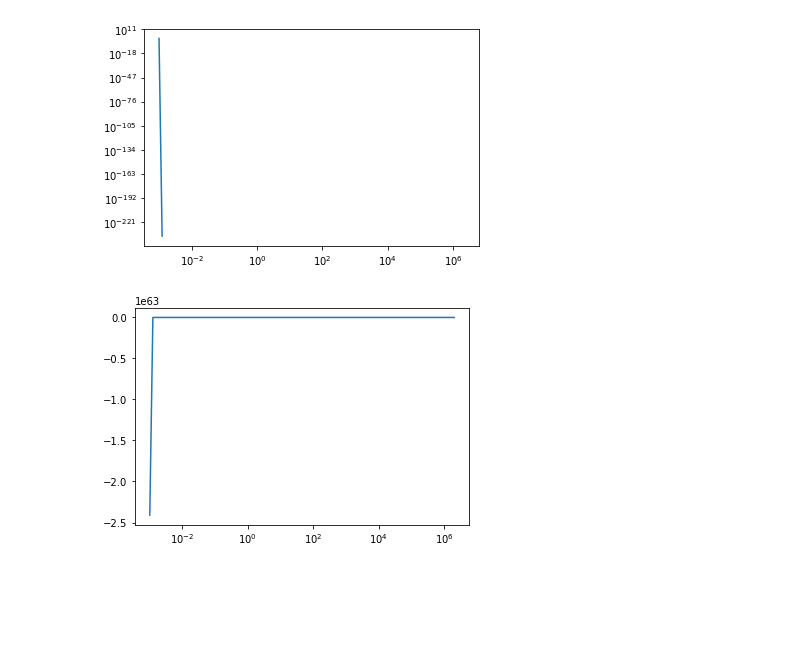
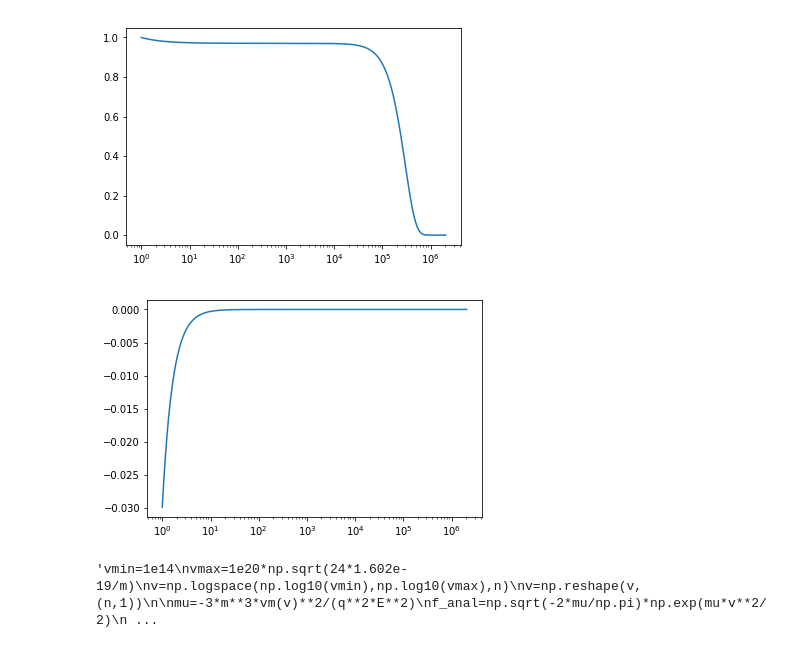
Before and after one commit to vinitX/ML_Scattering, a Jupyter notebook: runge.ipynb, the cells around one changed output. Drawn from its saved outputs; the diff is of its cells as text; code cells hidden in the pictures; blank space fills up the shorter version.

```diff
--- a/runge.ipynb
+++ b/runge.ipynb
@@ -4,17 +4,17 @@ import matplotlib.pyplot as plt
 # %%
 n0=1
 k=1.381e-23
-T0=0
+T0=2930
 m0=4*1.66054e-27
 m=9.11e-31
-E=1e-21*n0
+E=0#1e-21*n0
 q=1.602e-19
 # %%
-n=100
+n=1000
 B=np.zeros((n,1))
 A=np.zeros((n,n))
 
-vmin=1e-3
+vmin=1
 vmax=1*np.sqrt(24*1.602e-19/m)
 v=np.logspace(np.log10(vmin),np.log10(vmax),n)
 v=np.reshape(v,(n,1))
@@ -26,9 +26,8 @@ def vm(v):
 def dvm(v):
     return 0
 # %%
-#they are wrong
 def a(v):
-    return k*T0*vm(v)/m0 + q**2*E**2/(3*vm(v))
+    return q**2*E**2/(3*vm(v)) + k*T0*vm(v)/m0
 def b(v):
     return (k*T0*(2*v*vm(v)+v**2*dvm(v))/m + v**3*vm(v))*m/(m0*v**2) -q*E*(v**2*q*E*dvm(v)/(m*vm(v)**2) - 2*v*q*E/(m*vm(v)))/(3*m*v**2)
 def c(v):
@@ -41,25 +40,43 @@ def f2(f,g,v):
 # %%
 f=np.zeros(n)
 g=-np.ones(n)
 for i in range(n-1,0,-1):
     k11=dv[i-1]*f1(f[i],g[i],v[i])
     k21=dv[i-1]*f2(f[i],g[i],v[i])
     k12=dv[i-1]*f1(f[i]+0.5*k11,g[i]+0.5*k21,v[i]+0.5*dv[i-1])
-    k22=dv[i-1]*f2(f[i]+0.5*k11,g[i]+0.5*k21,v[i]+0.5*dv[i-1]);
-    k13=dv[i-1]*f1(f[i]+0.5*k12,g[i]+0.5*k22,v[i]+0.5*dv[i-1]);
-    k23=dv[i-1]*f2(f[i]+0.5*k12,g[i]+0.5*k22,v[i]+0.5*dv[i-1]);
+    k22=dv[i-1]*f2(f[i]+0.5*k11,g[i]+0.5*k21,v[i]+0.5*dv[i-1])
+    k13=dv[i-1]*f1(f[i]+0.5*k12,g[i]+0.5*k22,v[i]+0.5*dv[i-1])
+    k23=dv[i-1]*f2(f[i]+0.5*k12,g[i]+0.5*k22,v[i]+0.5*dv[i-1])
     k14=dv[i-1]*f1(f[i]+k13,g[i]+k23,v[i]+dv[i-1]) #v[i-1]) #v[i]+dv[i]);
     k24=dv[i-1]*f2(f[i]+k13,g[i]+k23,v[i]+dv[i-1]) #v[i-1]) #v[i]+dv[i]);
     f[i-1]=f[i]+(k11+2*k12+2*k13+k14)/6
     g[i-1]=g[i]+(k21+2*k22+2*k23+k24)/6
-    norm=np.max(np.abs(f))#max(np.max(np.abs(f)),np.max(np.abs(g)))
+    norm=np.max(np.abs(f)) #max(np.max(np.abs(f)),np.max(np.abs(g)))
+    #print(np.max(np.abs(f)),np.max(np.abs(g)))
     f=f/norm
     g=g/norm
 
-plt.loglog(v,f)
+
+plt.semilogx(v,f)
 plt.show()
 plt.semilogx(v,g)
 plt.show()
 # %% [output]
-[figure, old version]
+[figure, new version]
-[figure, old version]
+[figure, new version]
+# %%
+'''vmin=1e14
+vmax=1e20*np.sqrt(24*1.602e-19/m)
+v=np.logspace(np.log10(vmin),np.log10(vmax),n)
+v=np.reshape(v,(n,1))
+
+mu=-3*m**3*vm(v)**2/(q**2*E**2)
+f_anal=np.sqrt(-2*mu/np.pi)*np.exp(mu*v**2/2)
+g_anal=mu*v*np.sqrt(-2*mu/np.pi)*np.exp(mu*v**2/2)
+
+plt.semilogx(0.5*m*v**2,f_anal)
+plt.show()
+plt.semilogx(v,g_anal)
+plt.show()'''
+# %% [output]
+'vmin=1e14\nvmax=1e20*np.sqrt(24*1.602e-19/m)\nv=np.logspace(np.log10(vmin),np.log10(vmax),n)\nv=np.reshape(v,(n,1))\n\nmu=-3*m**3*vm(v)**2/(q**2*E**2)\nf_anal=np.sqrt(-2*mu/np.pi)*np.exp(mu*v**2/2)\n ...
```
Also changed, not shown: parts of 1 cell of this notebook, 26 other files.
